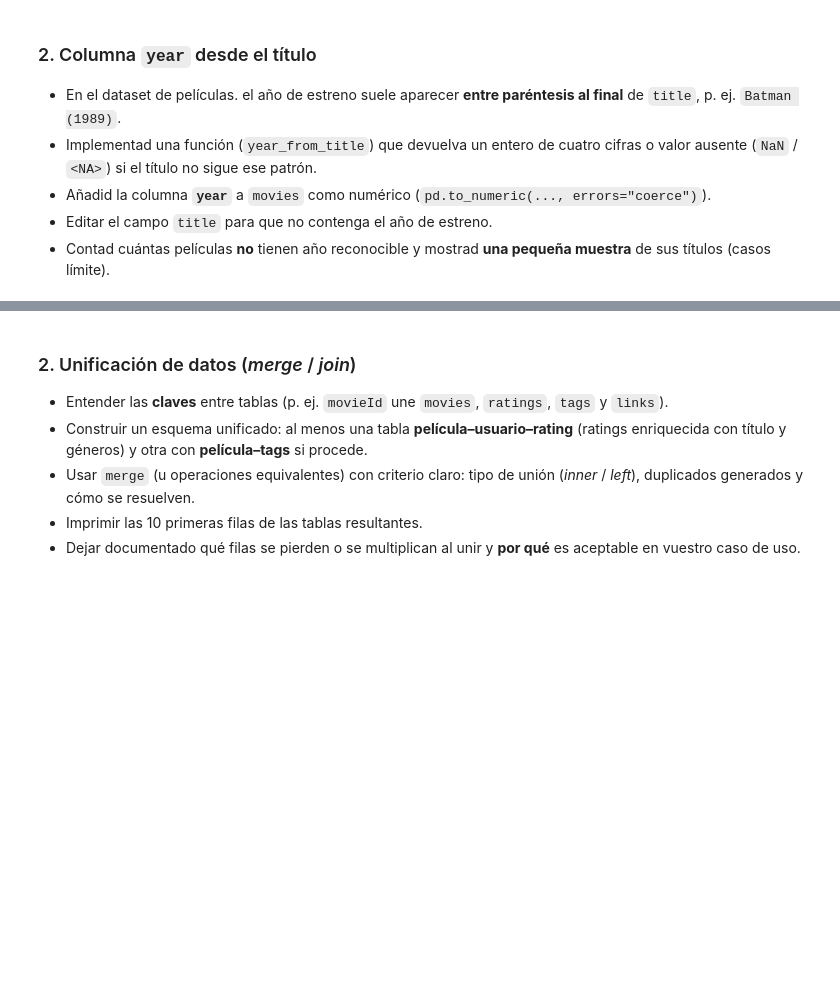
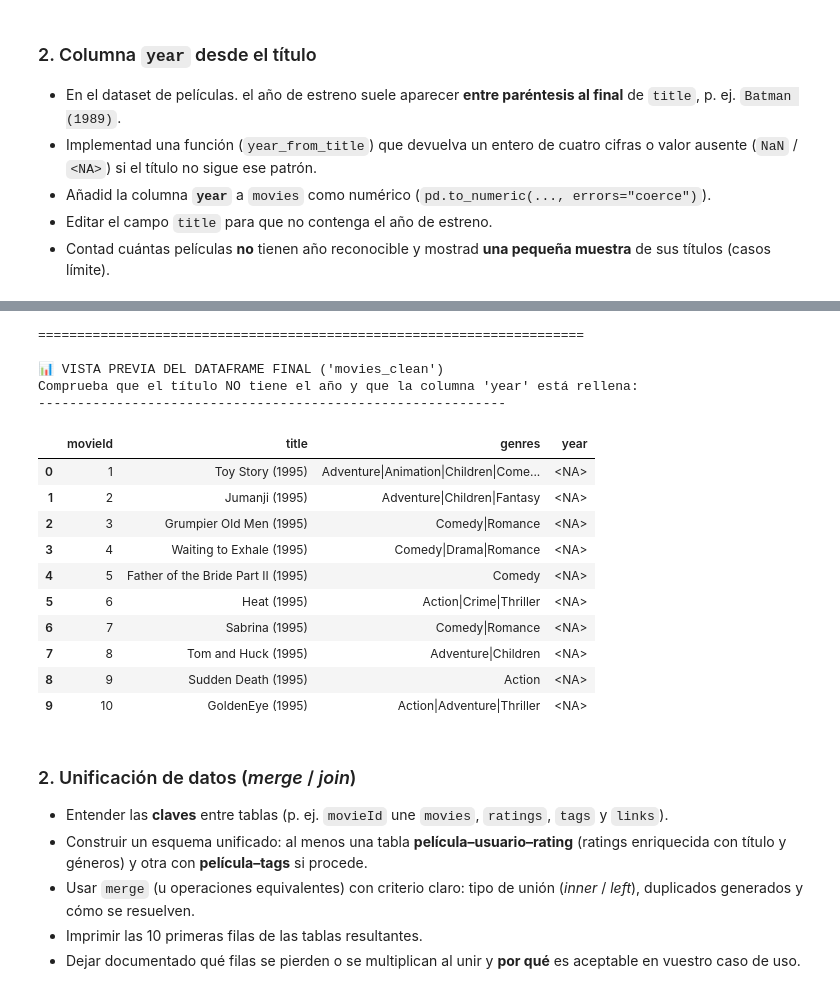
Before and after one commit to LucasAvilaI/tc-sprint03-04-peliculas-E3, a Jupyter notebook: AlejandraSolucionIndividual.ipynb, the cells around one changed output, grey strips where cells are left out. Saved outputs shown, nothing was run; the diff lists cells and outputs as text; code cells hidden in the pictures; blank space fills up the shorter version.

```diff
--- a/AlejandraSolucionIndividual.ipynb
+++ b/AlejandraSolucionIndividual.ipynb
@@ -101,8 +279,9 @@ dtype: int64
 # %%
 # --- ALEJANDRA ---
-# 1. REQUISITO: Implementar year_from_title(title) para un título individual
+# --- Da error y no limpia correctamente el título, por lo que se opta por la versión vectorizada anterior ---
+# He intentado seguir el title como argumento de la función, pero no funciona correctamente. Por ello, se opta por la versión vectorizada anterior.
+
 def year_from_title(title):
-
     """
     Recibe un string de título, extrae el año entre paréntesis si sigue el patrón,
     y devuelve una tupla con (título_limpio, año) o (título_original, NaN).
@@ -112,47 +291,59 @@ def year_from_title(title):
 
     title = title.strip()
 
-    # Comprobar el patrón básico: debe terminar en ')' y tener un '(' 7 caracteres atrás
-    # Ejemplo: "Batman (1989)" -> posiciones desde el final:  -7 es '(', -1 es ')'
+    # Comprobar si termina en ')' y tiene un '(' 7 caracteres atrás
     if title.endswith(')') and len(title) >= 7 and title[-7] == '(':
         potential_year = title[-6:-1]
 
-    # REQUISITO: Devolver NaN si el año extraído no son 4 dígitos numéricos
+        # Validar que sean 4 dígitos numéricos
         if potential_year.isdigit() and len(potential_year) == 4:
             clean_title = title[:-7].strip()
             return clean_title, potential_year
 
-# REQUISITO: Devolver NaN si el título no sigue ese patrón
     return title, np.nan
 
 # =========================================================
-# EJECUCIÓN, CONTEO Y MUESTRA DE CASOS LÍMITE
+# CREACIÓN DE MOVIES_CLEAN (La celda clave)
 # =========================================================
-
-# 1. Copia de trabajo para no alterar el DataFrame original
 movies_clean = movies.copy()
 
-# 2. Aplicar la función fila por fila y expandimos el resultado en dos columnas temporales
+# Aplicar la función fila por fila y la expandimos en dos columnas
 temp_cols = movies_clean['title'].apply(year_from_title).apply(pd.Series)
 
-# 3. REQUISITO: Editar el campo title para que no contenga el año
+# Sobrescribir el título con la versión limpia (sin año)
 movies_clean['title'] = temp_cols[0]
 
-# 4. REQUISITO: Añadir la columna year como numérico usando pd.to_numeric(..., errors="coerce")
+# Conversión de tipo numérico con enteros extensibles <NA>
 movies_clean['year'] = pd.to_numeric(temp_cols[1], errors="coerce").astype('Int64')
 
-# =========================================================
-# FILTRADO Y MUESTRA
-# =========================================================
+# =====================================================================
+# 3. COMPROBACIONES Y AUDITORÍA DE CASOS LÍMITE (REQUISITO CHECKLIST)
+# =====================================================================
+print("🔍 --- AUDITORÍA DE RESULTADOS Y CASOS LÍMITE --- \n")
 
-# FILTRO: Películas que NO tienen un año reconocible
+# Filtrar las películas que se quedaron con año NaN (no reconocible
 no_year_movies = movies_clean[movies_clean['year'].isna()]
+total_no_year = len(no_year_movies)
 
-# Contar cuántas películas no tienen año reconocible
-total_no_year = len(no_year_movies)
-print(f"Cantidad de películas sin año reconocible: {total_no_year}\n")
+# REQUISITO: Contar y mostrar cuántas películas no tienen año reconocible
+print(f" TOTAL DE PELÍCULAS SIN AÑO RECONOCIBLE: {total_no_year} (de un total de {len(movies_clean)})")
+print("-" * 60)
 
-# Mostrar una pequeña muestra de sus títulos
-print("Muestra de casos límite detectados:")
-print(no_year_movies['title'].head(5))
+# REQUISITO: Mostrar muestras de los casos límite que no tenían patrón (YYYY)
+print("Muestra de títulos detectados como CASOS LÍMITE (sin año válido al final):")
+if total_no_year > 0:
+    display(no_year_movies[['movieId', 'title']].head(10))
+else:
+    print("¡Ninguno! Todas las películas tenían un año válido.")
+
+print("\n" + "="*70 + "\n")
+
+
+# =====================================================================
+# 4. VISUALIZACIÓN DE LA TABLA RESULTANTE (REQUISITO GENERAL)
+# =====================================================================
+print("📊 VISTA PREVIA DEL DATAFRAME FINAL ('movies_clean')")
+print("Comprueba que el título NO tiene el año y que la columna 'year' está rellena:")
+print("-" * 60)
+display(movies_clean.head(10))
 # %% [output]
@@ -168,3 +366,19 @@ Name: title, dtype: str
+======================================================================
+
+📊 VISTA PREVIA DEL DATAFRAME FINAL ('movies_clean')
+Comprueba que el título NO tiene el año y que la columna 'year' está rellena:
+------------------------------------------------------------
+|  | movieId | title | genres | year |
+| 0 | 1 | Toy Story (1995) | Adventure|Animation|Children|Come... | <NA> |
+| 1 | 2 | Jumanji (1995) | Adventure|Children|Fantasy | <NA> |
+| 2 | 3 | Grumpier Old Men (1995) | Comedy|Romance | <NA> |
+| 3 | 4 | Waiting to Exhale (1995) | Comedy|Drama|Romance | <NA> |
+| 4 | 5 | Father of the Bride Part II (1995) | Comedy | <NA> |
+| 5 | 6 | Heat (1995) | Action|Crime|Thriller | <NA> |
+| 6 | 7 | Sabrina (1995) | Comedy|Romance | <NA> |
+| 7 | 8 | Tom and Huck (1995) | Adventure|Children | <NA> |
+| 8 | 9 | Sudden Death (1995) | Action | <NA> |
+| 9 | 10 | GoldenEye (1995) | Action|Adventure|Thriller | <NA> |
 # %%
 # --- ADIXON ---
 # %%
```
Also changed, not shown: parts of 3 cells of this notebook, 1 other file.
